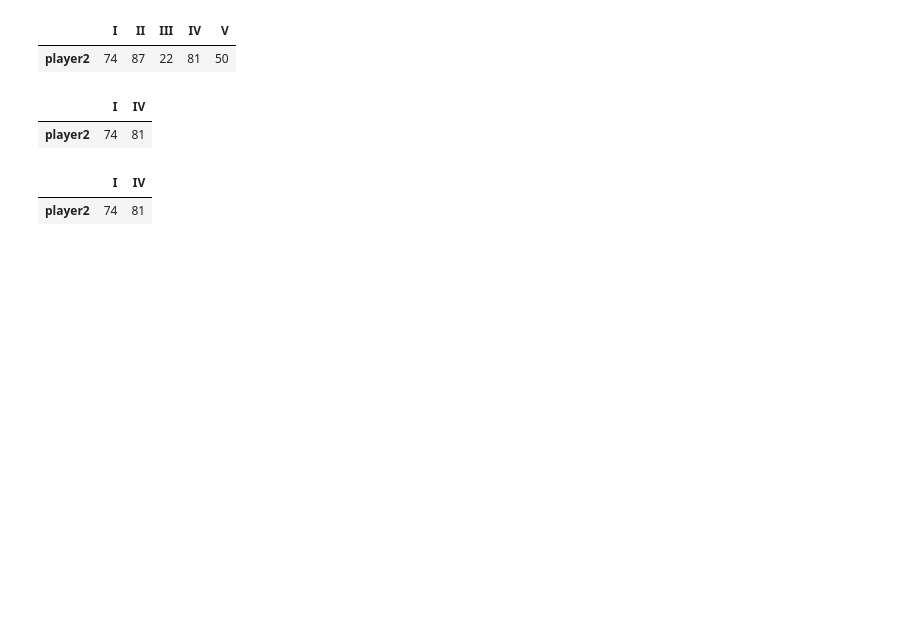
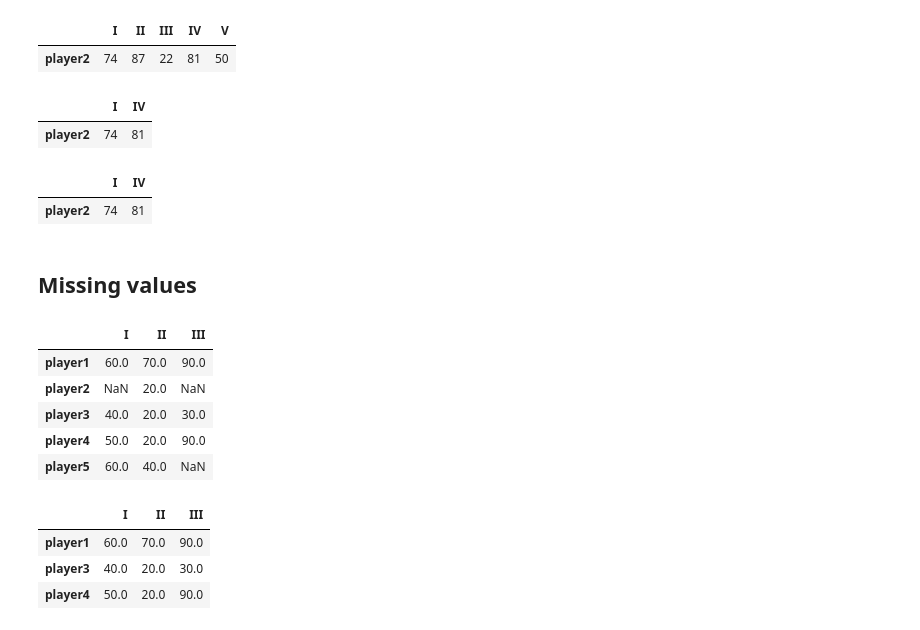
Before and after one commit to yusufshakeel/python-bootcamp, a Jupyter notebook: pandas/pandas-intro.ipynb, the cells around one changed output. Cells and saved outputs as stored; diff of their text form; code cells hidden in the pictures; blank space fills up the shorter version.

Commit message:
dataframe

```diff
--- a/pandas/pandas-intro.ipynb
+++ b/pandas/pandas-intro.ipynb
@@ -332,3 +332,33 @@ df[(df['I'] > 50) & (df['IV'] > 50)][['I','IV']]
 # %% [output]
 |  | I | IV |
 | player2 | 74 | 81 |
+# %% [markdown]
+## Missing values
+# %%
+# create a data frame having 5 rows and 3 columns.
+index = ['player1', 'player2', 'player3', 'player4', 'player5'] # row labels
+columns = ['I', 'II', 'III'] # column labels
+data = [
+    [60, 70, 90],
+    [np.nan, 20, np.nan],
+    [40, 20, 30],
+    [50, 20, 90],
+    [60, 40, np.nan],
+]
+df = pd.DataFrame(np.array(data), index, columns)
+df
+# %% [output]
+|  | I | II | III |
+| player1 | 60.0 | 70.0 | 90.0 |
+| player2 | NaN | 20.0 | NaN |
+| player3 | 40.0 | 20.0 | 30.0 |
+| player4 | 50.0 | 20.0 | 90.0 |
+| player5 | 60.0 | 40.0 | NaN |
+# %%
+# drops all the rows having atleast 1 NaN value
+df.dropna()
+# %% [output]
+|  | I | II | III |
+| player1 | 60.0 | 70.0 | 90.0 |
+| player3 | 40.0 | 20.0 | 30.0 |
+| player4 | 50.0 | 20.0 | 90.0 |
```
Also changed, not shown: parts of 2 cells of this notebook.
